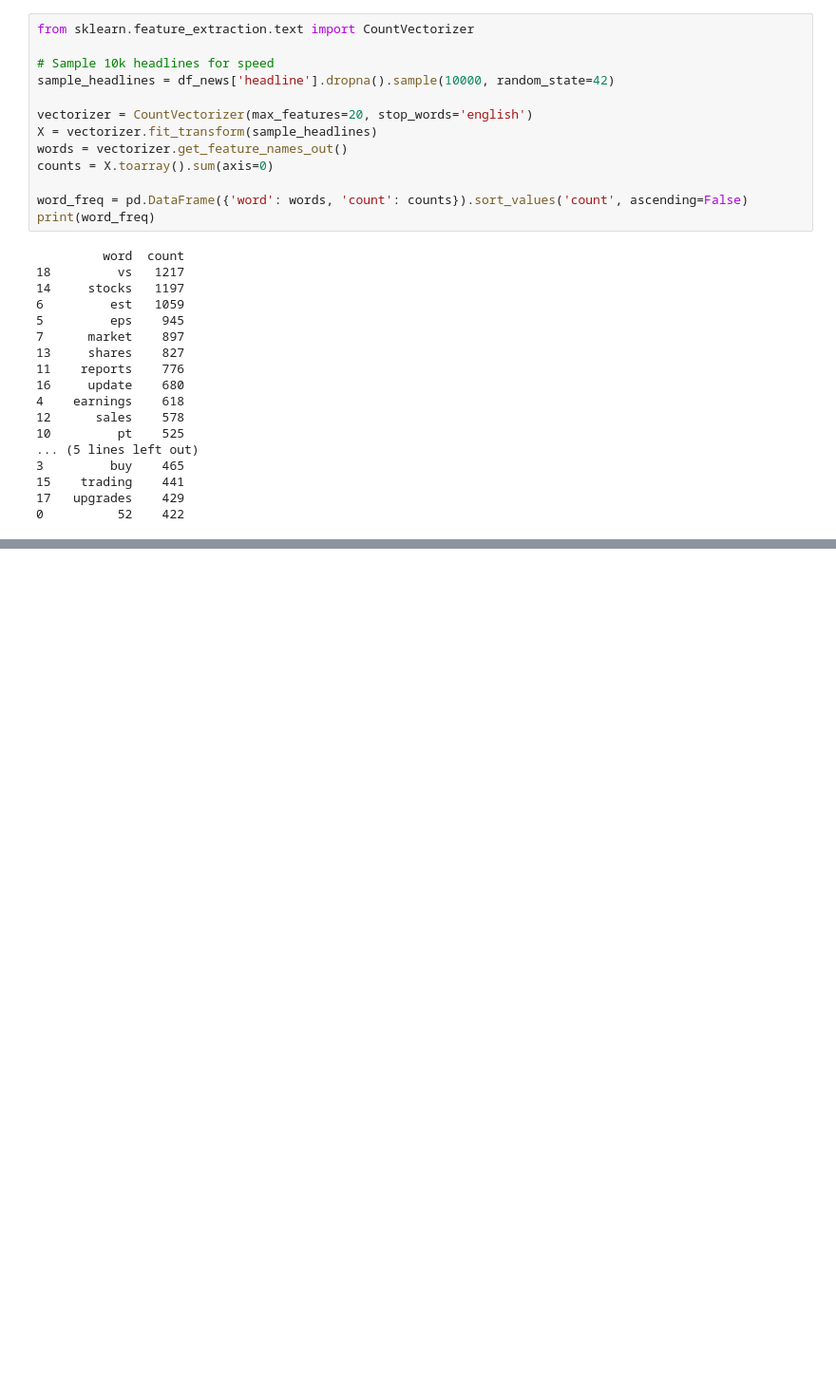
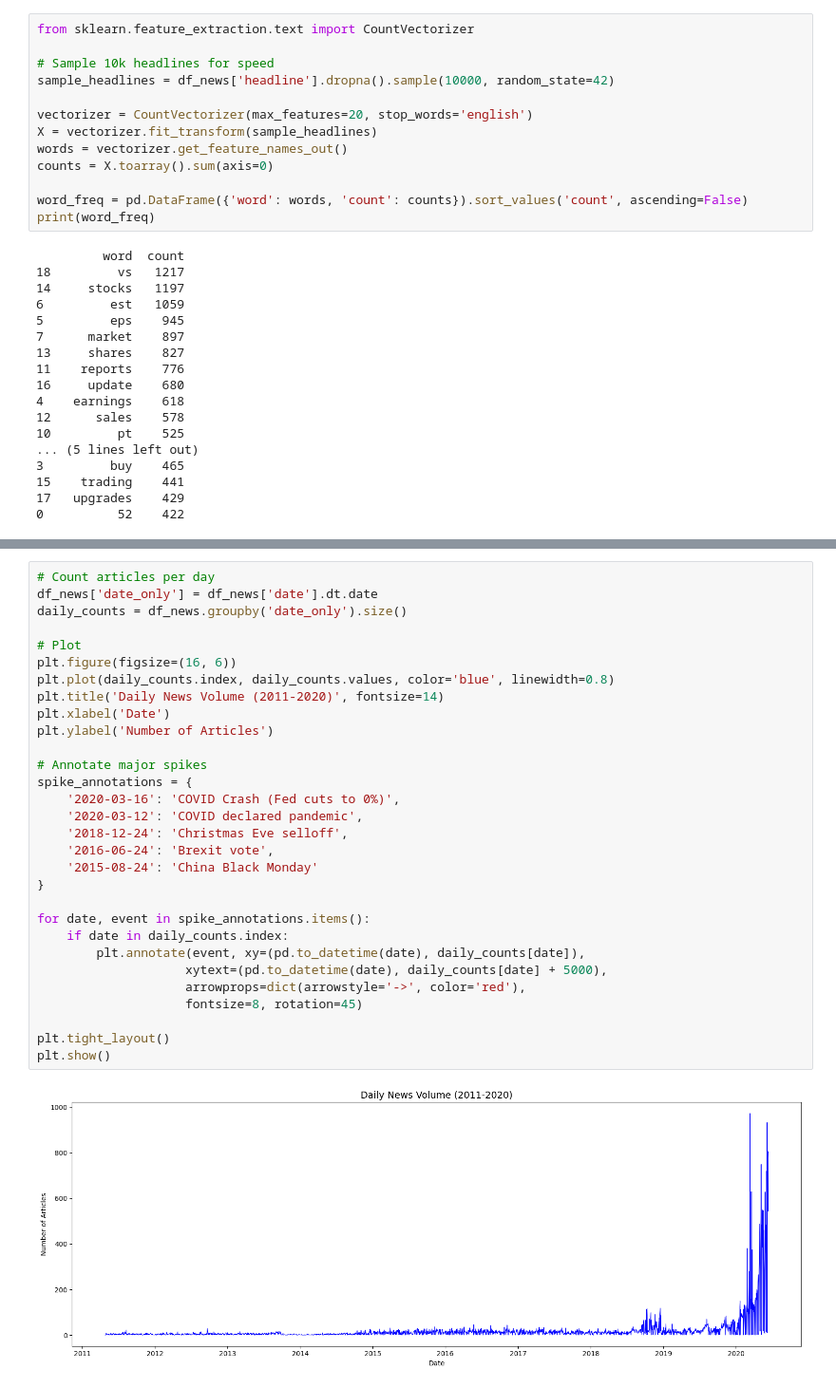
Before and after one commit to bethabreham/news-sentiment-analysis, a Jupyter notebook: notebooks/task1_eda.ipynb, the cells around one changed output, grey strips where cells are left out. Shown at 95% size. Saved outputs shown, nothing was run; the diff lists cells and outputs as text; blank space fills up the shorter version.

Commit message:
feat: complete Task 1 with LDA topics, market event spikes, and publisher characterization

```diff
--- a/notebooks/task1_eda.ipynb
+++ b/notebooks/task1_eda.ipynb
@@ -186,0 +215,32 @@ print(word_freq)
+# %%
+# Count articles per day
+df_news['date_only'] = df_news['date'].dt.date
+daily_counts = df_news.groupby('date_only').size()
+
+# Plot
+plt.figure(figsize=(16, 6))
+plt.plot(daily_counts.index, daily_counts.values, color='blue', linewidth=0.8)
+plt.title('Daily News Volume (2011-2020)', fontsize=14)
+plt.xlabel('Date')
+plt.ylabel('Number of Articles')
+
+# Annotate major spikes
+spike_annotations = {
+    '2020-03-16': 'COVID Crash (Fed cuts to 0%)',
+    '2020-03-12': 'COVID declared pandemic',
+    '2018-12-24': 'Christmas Eve selloff',
+    '2016-06-24': 'Brexit vote',
+    '2015-08-24': 'China Black Monday'
+}
+
+for date, event in spike_annotations.items():
+    if date in daily_counts.index:
+        plt.annotate(event, xy=(pd.to_datetime(date), daily_counts[date]),
+                    xytext=(pd.to_datetime(date), daily_counts[date] + 5000),
+                    arrowprops=dict(arrowstyle='->', color='red'),
+                    fontsize=8, rotation=45)
+
+plt.tight_layout()
+plt.show()
+# %% [output]
+[figure, added]
```
Also changed, not shown: parts of 6 cells of this notebook.
